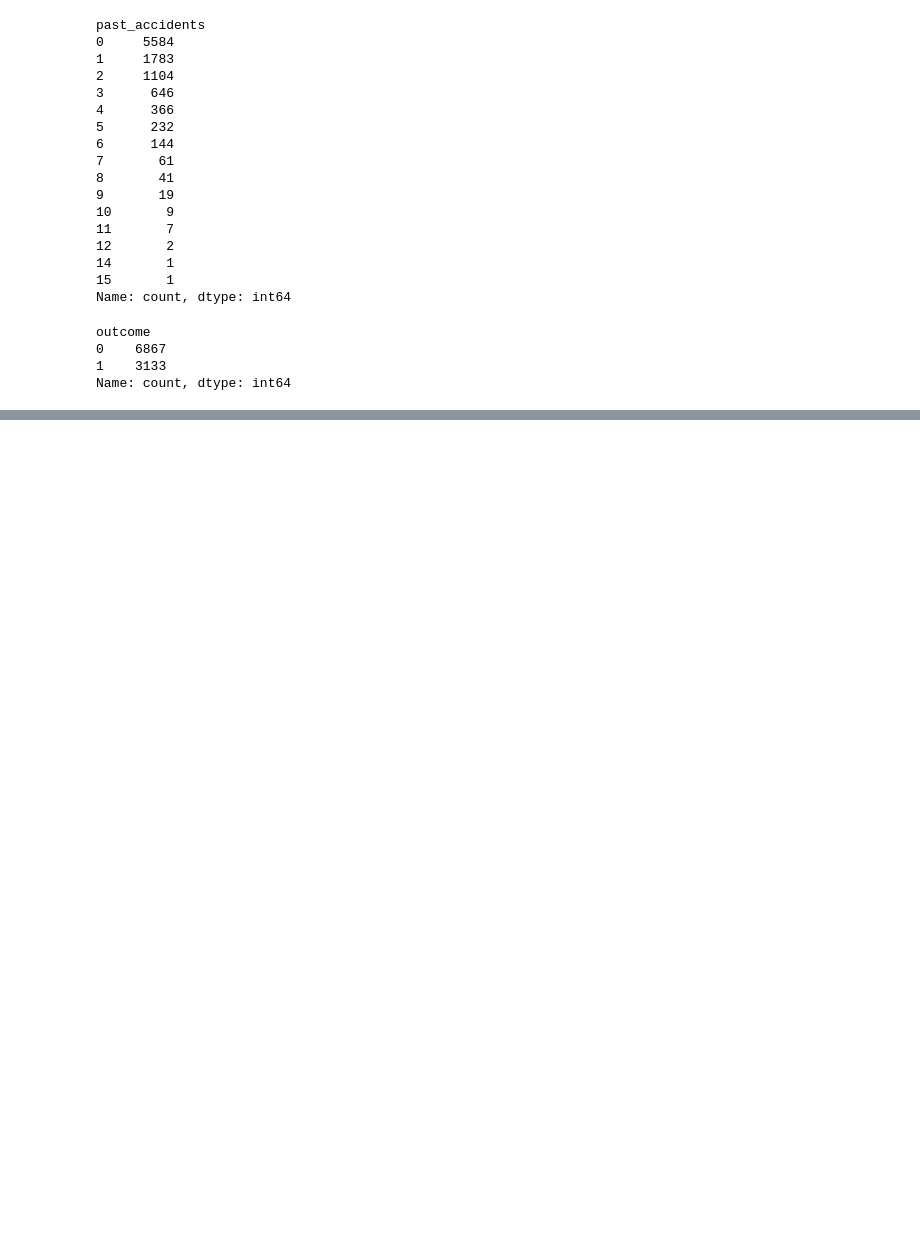
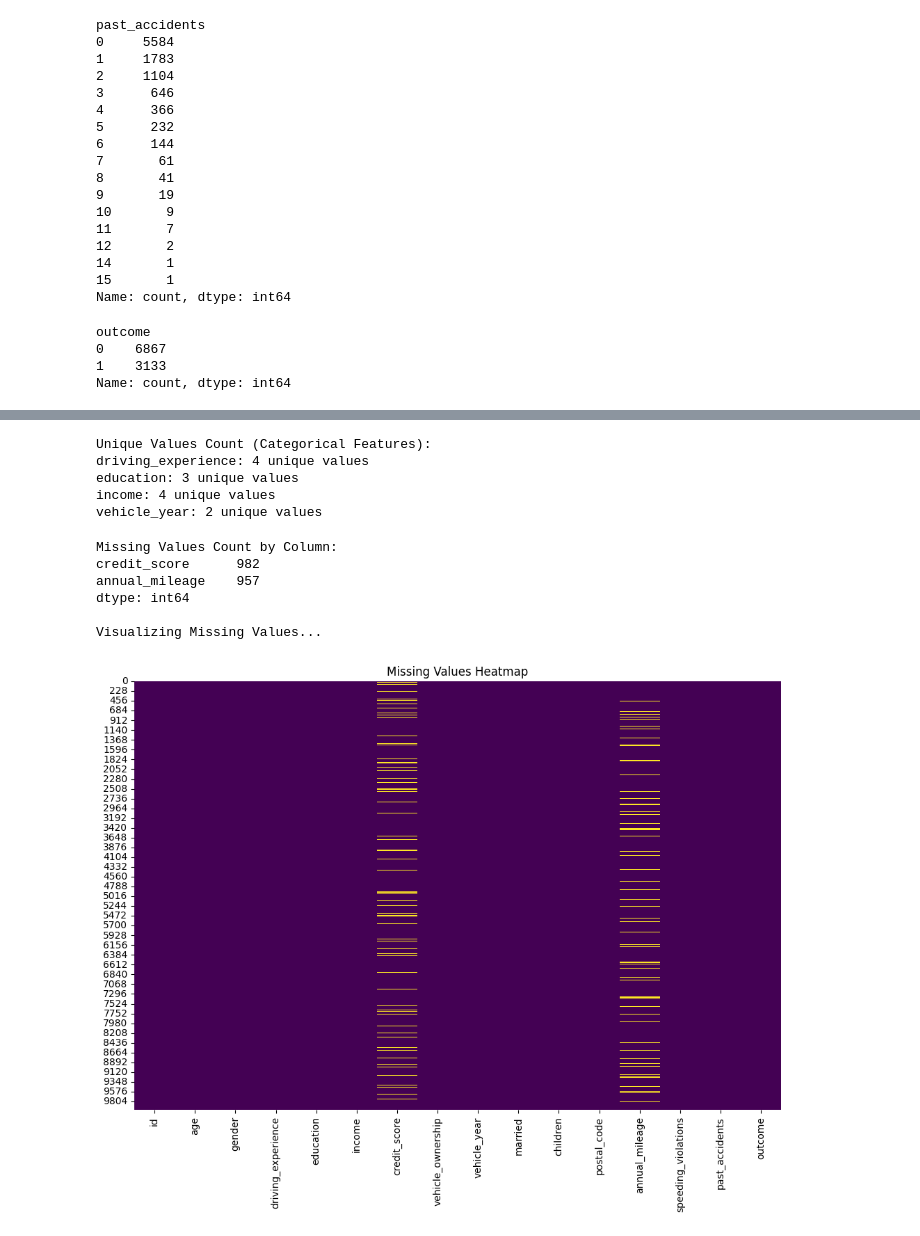
Before and after one commit to bhavesh2205/MLOps-Vehicle-Insurance-Claim-Prediction, a Jupyter notebook: analysis/EDA.ipynb, the cells around one changed output, grey strips where cells are left out. Cells and saved outputs as stored; diff of their text form; code cells hidden in the pictures; blank space fills up the shorter version.

```diff
--- a/analysis/EDA.ipynb
+++ b/analysis/EDA.ipynb
@@ -283,0 +299,23 @@ df.describe(exclude=["int64", "float64"])
+# %%
+inspector = DataInspector(UniqueValuesInspectionStrategy())
+inspector.execute_inspection(df)
+# %% [output]
+Unique Values Count (Categorical Features):
+driving_experience: 4 unique values
+education: 3 unique values
+income: 4 unique values
+vehicle_year: 2 unique values
+# %%
+from analysis.missing_value_analysis import (MissingValuesAnalysisTemplate,
+                                              SimpleMissingValuesAnalysis)
+
+missing_values_analyzer = SimpleMissingValuesAnalysis()
+missing_values_analyzer.analyze(df)
+# %% [output]
+Missing Values Count by Column:
+credit_score      982
+annual_mileage    957
+dtype: int64
+
+Visualizing Missing Values...
+[figure, added]
```
Also changed, not shown: parts of 15 cells of this notebook, 16 other files.
